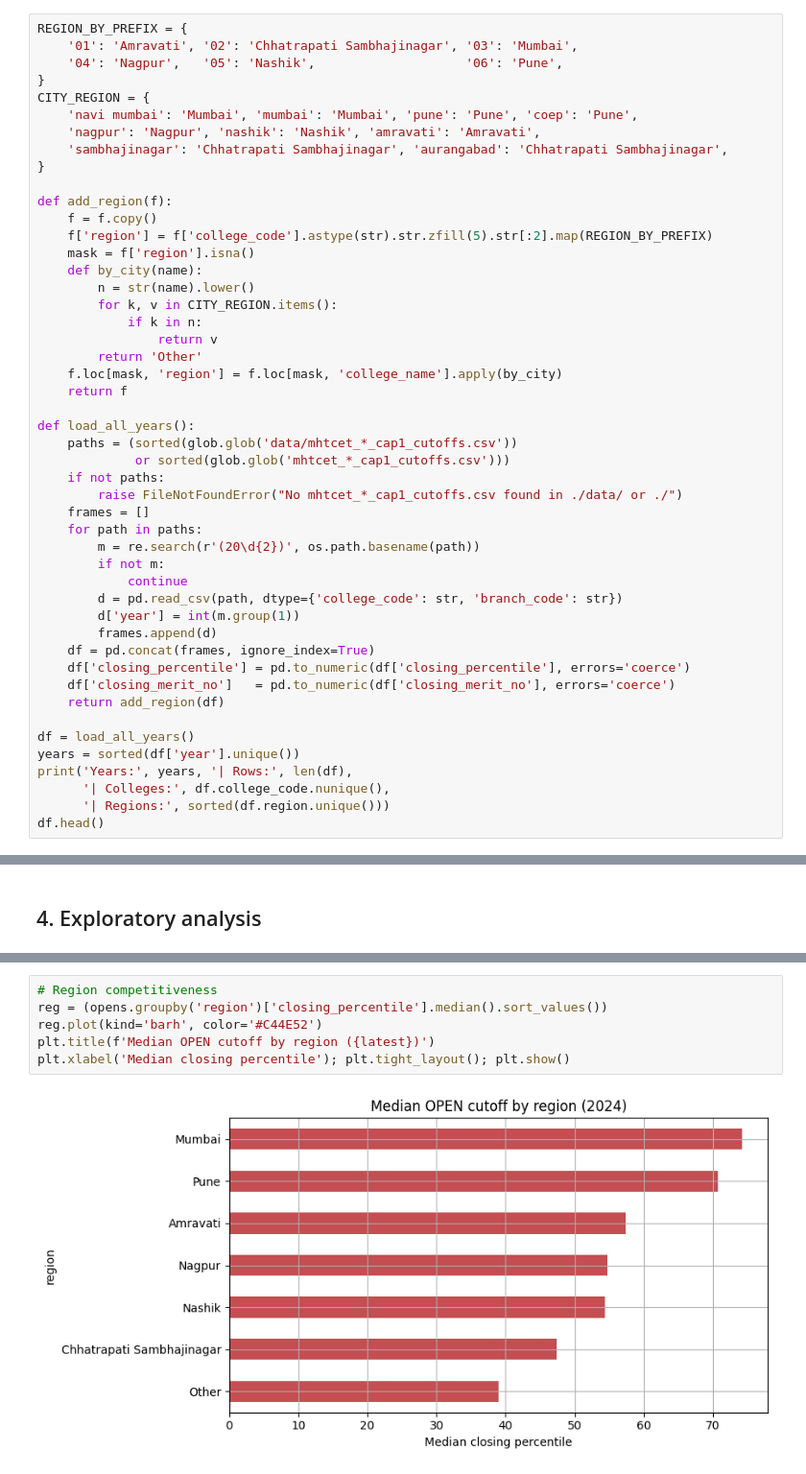
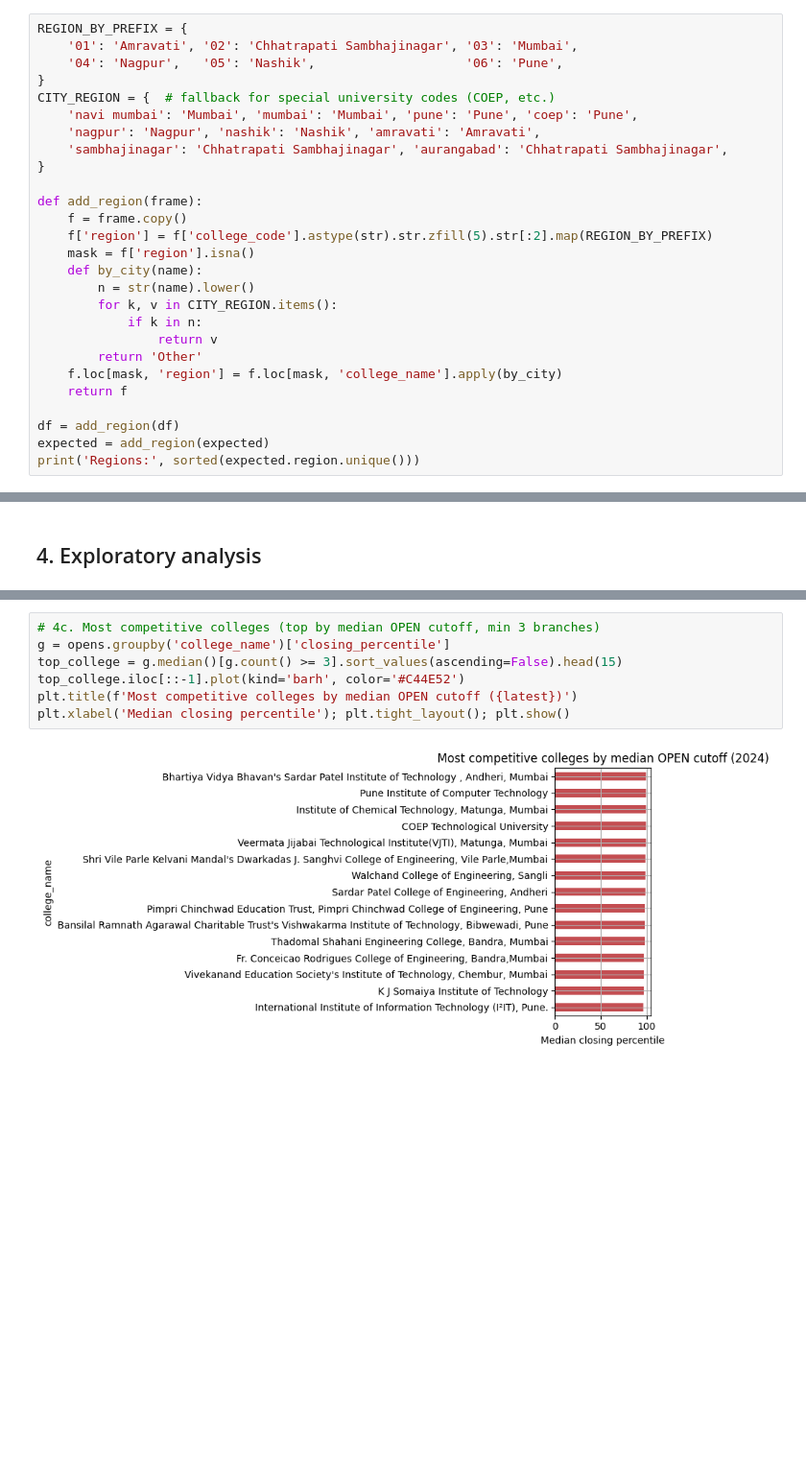
Before and after one commit to Abhishek-Jumale/mhtcet-college-predictor, a Jupyter notebook: mhtcet_college_predictor.ipynb, the cells around one changed output, grey strips where cells are left out. Shown at 96% size. Drawn from its saved outputs; the diff is of its cells as text; blank space fills up the shorter version.

```diff
--- a/mhtcet_college_predictor.ipynb
+++ b/mhtcet_college_predictor.ipynb
@@ -36,14 +78,14 @@ REGION_BY_PREFIX = {
     '01': 'Amravati', '02': 'Chhatrapati Sambhajinagar', '03': 'Mumbai',
     '04': 'Nagpur',   '05': 'Nashik',                    '06': 'Pune',
 }
-CITY_REGION = {
+CITY_REGION = {  # fallback for special university codes (COEP, etc.)
     'navi mumbai': 'Mumbai', 'mumbai': 'Mumbai', 'pune': 'Pune', 'coep': 'Pune',
     'nagpur': 'Nagpur', 'nashik': 'Nashik', 'amravati': 'Amravati',
     'sambhajinagar': 'Chhatrapati Sambhajinagar', 'aurangabad': 'Chhatrapati Sambhajinagar',
 }
 
-def add_region(f):
-    f = f.copy()
+def add_region(frame):
+    f = frame.copy()
     f['region'] = f['college_code'].astype(str).str.zfill(5).str[:2].map(REGION_BY_PREFIX)
     mask = f['region'].isna()
     def by_city(name):
@@ -55,28 +97,7 @@ def add_region(f):
     f.loc[mask, 'region'] = f.loc[mask, 'college_name'].apply(by_city)
     return f
 
-def load_all_years():
-    paths = (sorted(glob.glob('data/mhtcet_*_cap1_cutoffs.csv'))
-             or sorted(glob.glob('mhtcet_*_cap1_cutoffs.csv')))
-    if not paths:
-        raise FileNotFoundError("No mhtcet_*_cap1_cutoffs.csv found in ./data/ or ./")
-    frames = []
-    for path in paths:
-        m = re.search(r'(20\d{2})', os.path.basename(path))
-        if not m:
-            continue
-        d = pd.read_csv(path, dtype={'college_code': str, 'branch_code': str})
-        d['year'] = int(m.group(1))
-        frames.append(d)
-    df = pd.concat(frames, ignore_index=True)
-    df['closing_percentile'] = pd.to_numeric(df['closing_percentile'], errors='coerce')
-    df['closing_merit_no']   = pd.to_numeric(df['closing_merit_no'], errors='coerce')
-    return add_region(df)
-
-df = load_all_years()
-years = sorted(df['year'].unique())
-print('Years:', years, '| Rows:', len(df),
-      '| Colleges:', df.college_code.nunique(),
-      '| Regions:', sorted(df.region.unique()))
-df.head()
+df = add_region(df)
+expected = add_region(expected)
+print('Regions:', sorted(expected.region.unique()))
 # %% [output]
@@ -136,10 +171,11 @@ plt.xlabel('Median closing percentile'); plt.tight_layout(); plt.show()
 # %% [output]
 [figure]
 # %%
-# Region competitiveness
-reg = (opens.groupby('region')['closing_percentile'].median().sort_values())
-reg.plot(kind='barh', color='#C44E52')
-plt.title(f'Median OPEN cutoff by region ({latest})')
+# 4c. Most competitive colleges (top by median OPEN cutoff, min 3 branches)
+g = opens.groupby('college_name')['closing_percentile']
+top_college = g.median()[g.count() >= 3].sort_values(ascending=False).head(15)
+top_college.iloc[::-1].plot(kind='barh', color='#C44E52')
+plt.title(f'Most competitive colleges by median OPEN cutoff ({latest})')
 plt.xlabel('Median closing percentile'); plt.tight_layout(); plt.show()
 # %% [output]
-[figure, old version]
+[figure, new version]
```
Also changed, not shown: parts of 28 cells of this notebook.
